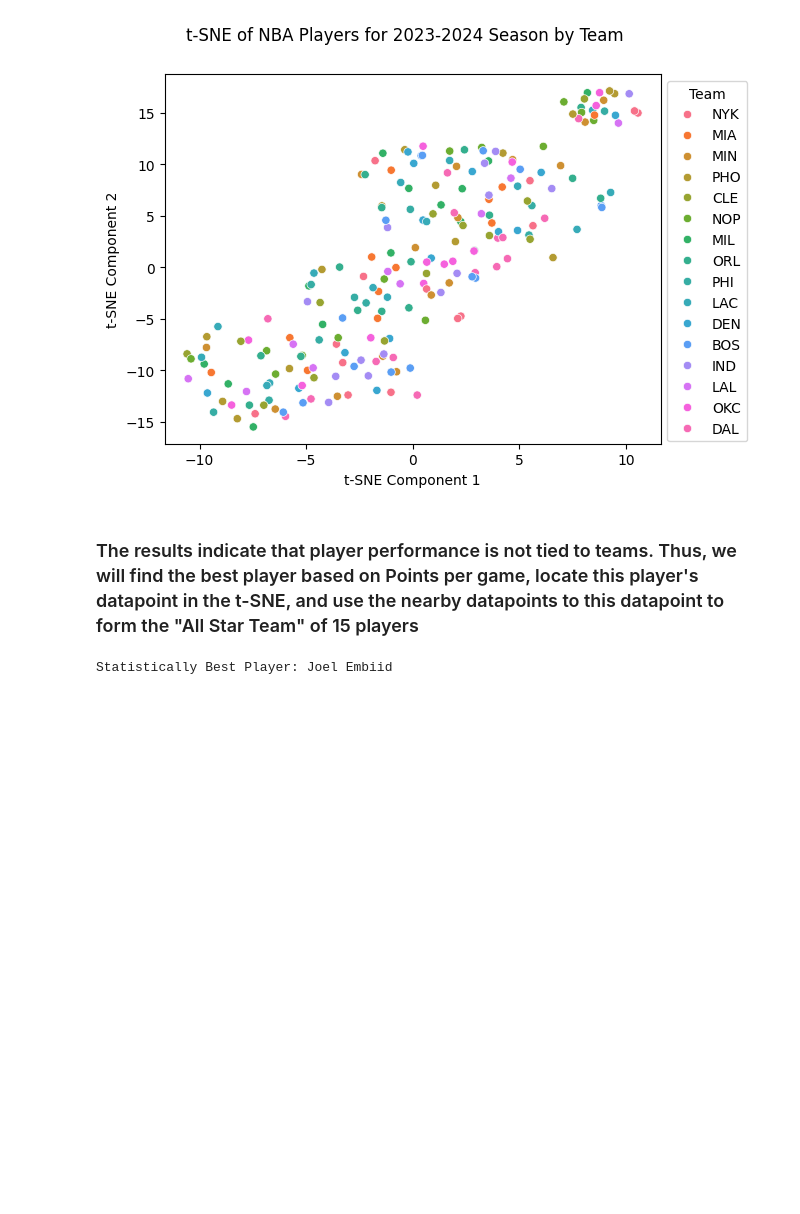
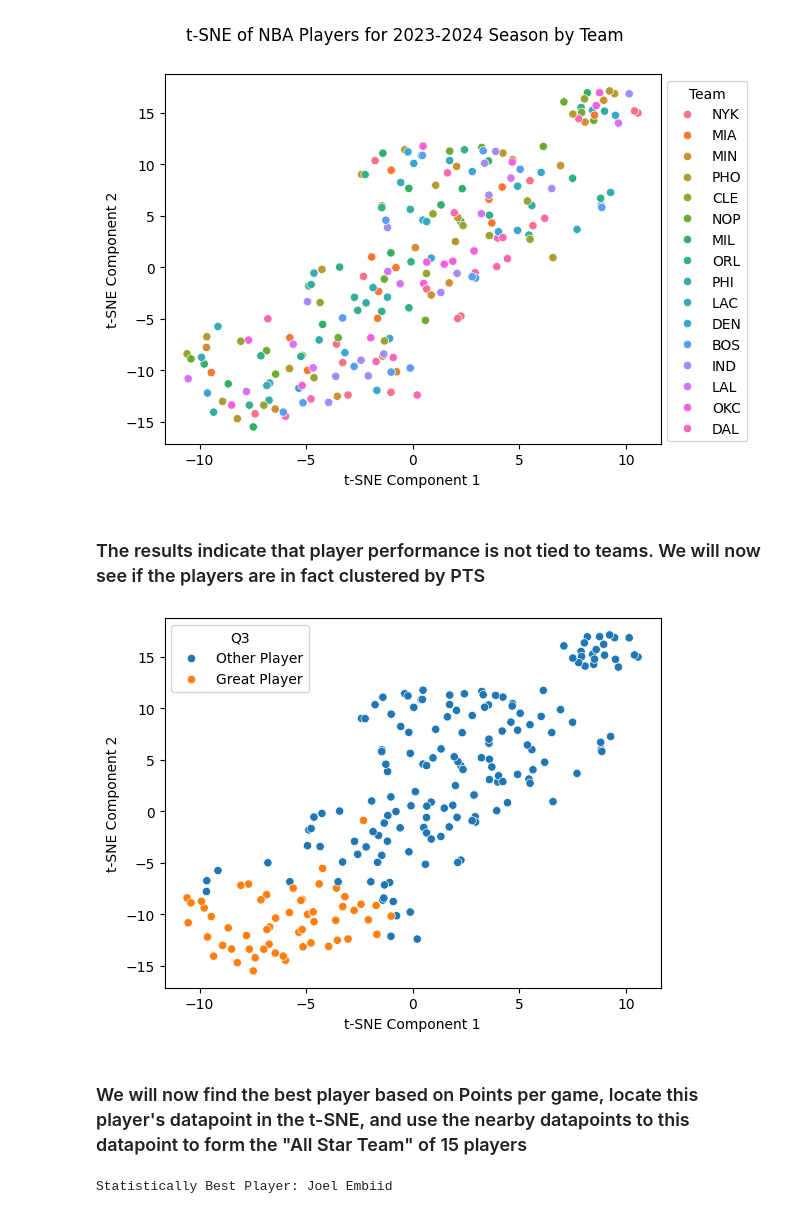
Before and after one commit to kjeeth04/NBA-pred, a Jupyter notebook: t-SNE.ipynb, the cells around one changed output. Cells and saved outputs as stored; diff of their text form; code cells hidden in the pictures; blank space fills up the shorter version.

Commit message:
Added new tsne plot

```diff
--- a/t-SNE.ipynb
+++ b/t-SNE.ipynb
@@ -53,8 +53,27 @@ plt.suptitle("t-SNE of NBA Players for 2023-2024 Season by Team")
 plt.savefig("./Figures/t-SNE/NBA_Players_By_Team.png", dpi=100, bbox_inches = "tight")
 # %% [output]
 [figure]
+# %% [markdown]
+### The results indicate that player performance is not tied to teams. We will now see if the players are in fact clustered by PTS
+# %%
+#Using Upper Quartile of PTS as cut-off point for Great Players
+Q3 = df['PTS'].quantile(0.75)
+
+#Function to add relation to Q3 value for each player
+def add_Q3(pts):
+    if pts >= Q3:
+        return "Great Player"
+    else:
+        return "Other Player"
+
+#Adding Q3 value to components, and using Q3 as label
+components['Q3'] = df['PTS'].apply(add_Q3)
+sns.scatterplot(data = components, x = "t-SNE Component 1", y = "t-SNE Component 2", hue = 'Q3')
+plt.savefig("./Figures/t-SNE/Great_vs_Other_Players.png", dpi=100, bbox_inches = "tight")
+# %% [output]
+[figure, added]
 # %% [markdown]
-### The results indicate that player performance is not tied to teams. Thus, we will find the best player based on Points per game, locate this player's datapoint in the t-SNE, and use the nearby datapoints to this datapoint to form the "All Star Team" of 15 players
+### We will now find the best player based on Points per game, locate this player's datapoint in the t-SNE, and use the nearby datapoints to this datapoint to form the "All Star Team" of 15 players
 # %%
 print(f"Statistically Best Player: {df.loc[df['PTS'] == np.max(df['PTS'])]['Player'][46]}")
 # %% [output]
```
Also changed, not shown: 1 other file.
